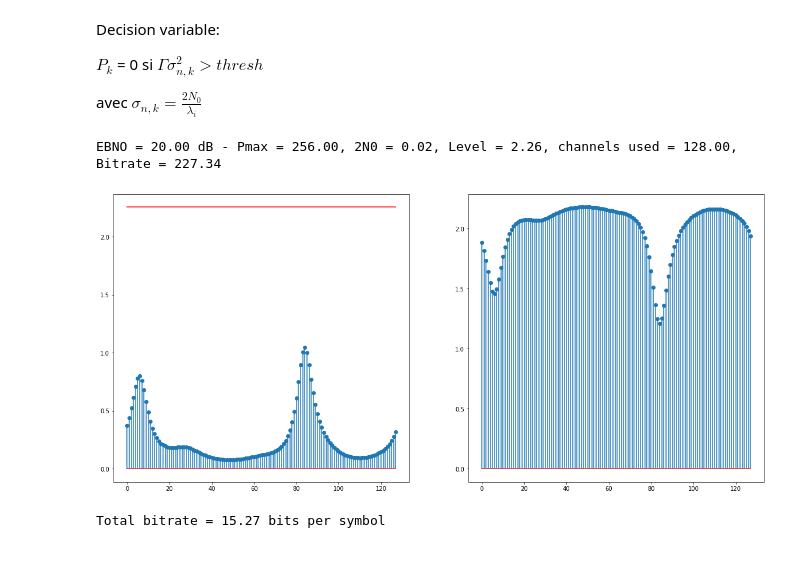
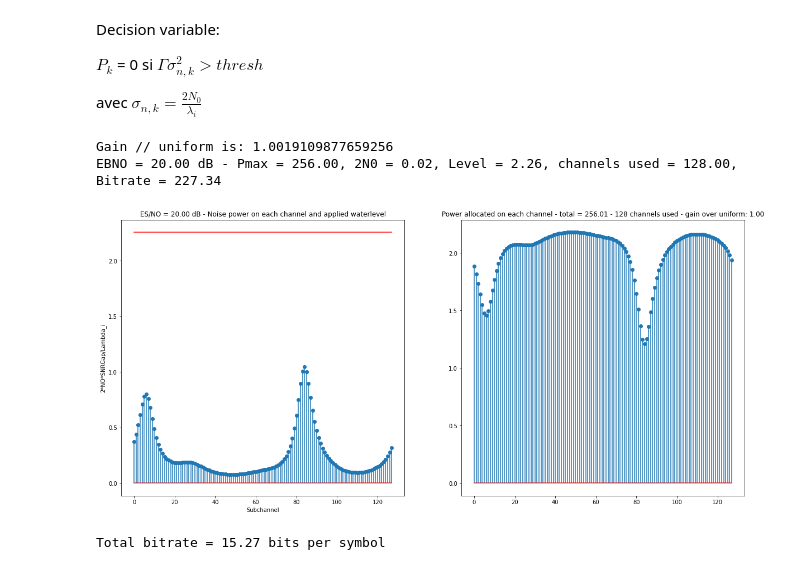
Before and after one commit to delaitl/OFDM, a Jupyter notebook: BEN_step2.ipynb, the cells around one changed output. Drawn from its saved outputs; the diff is of its cells as text; code cells hidden in the pictures.

```diff
--- a/BEN_step2.ipynb
+++ b/BEN_step2.ipynb
@@ -91,35 +91,51 @@ Pi = np.zeros(lambdai.shape)
 while(totalpower<Pmax):
     level+=0.0001
     Pi[:] = level - 2*N0*SNRGap/(lambdai[:])
     Pi[Pi<0]=0
     totalpower = np.sum(Pi)
 
 channelsused = Pi>0
 channelsused = np.sum(channelsused)
 
 #Compute bitrate
 pk = Pi
 
 SNR = pk*lambdai/(2*N0)
 
 Bk = (1/2)*np.log2(1+SNR/SNRGap)
 bitrate = np.sum(Bk)
 
+#UNIFORM CASE
+#############UNIFORM
+pk = 2
+#Pk is the power on each subcarrier
+
+SNRunif = pk*lambdai/(2*N0)
+
+Bunif = (1/2)*np.log2(1+SNRunif/SNRGap)
+bitrateunif = np.sum(Bunif)
+
+print("Gain // uniform is: {}".format(bitrate/bitrateunif))
+
 
 
 print("EBNO = {:.2f} dB - Pmax = {:.2f}, 2N0 = {:.2f}, Level = {:.2f}, channels used = {:.2f}, Bitrate = {:.2f}".format(esnodb, Pmax, 2*N0, level, channelsused, bitrate))
 plt.figure(figsize = (20,20))
 plt.subplot(221)
 
 plt.stem(2*N0*SNRGap/(lambdai[:]))
 plt.plot(np.ones(lambdai.shape)*level, 'r')
-
+plt.title("ES/NO = {:.2f} dB - Noise power on each channel and applied waterlevel".format(esnodb))
+plt.xlabel("Subchannel")
+plt.ylabel("2*NO*SNRGap/Lambda_i")
 plt.subplot(222)
+plt.title("Power allocated on each channel - total = {:.2f} - {:.0f} channels used - gain over uniform: {:.2f}".format(totalpower, channelsused, bitrate/bitrateunif))
 plt.stem(Pi)
 plt.show()
 # %% [output]
+Gain // uniform is: 1.0019109877659256
 EBNO = 20.00 dB - Pmax = 256.00, 2N0 = 0.02, Level = 2.26, channels used = 128.00, Bitrate = 227.34
-[figure, old version]
+[figure, new version]
 # %%
 pk = Pi
 #Pk is the power on each subcarrier
```
Also changed, not shown: 3 other files.
